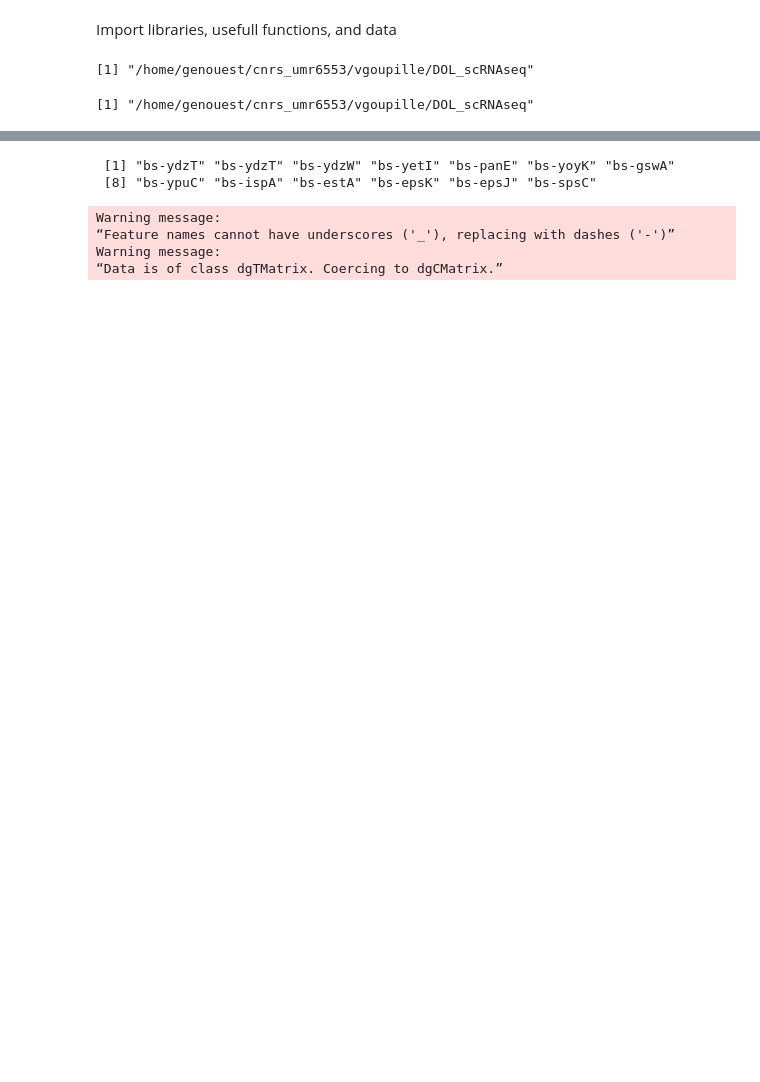
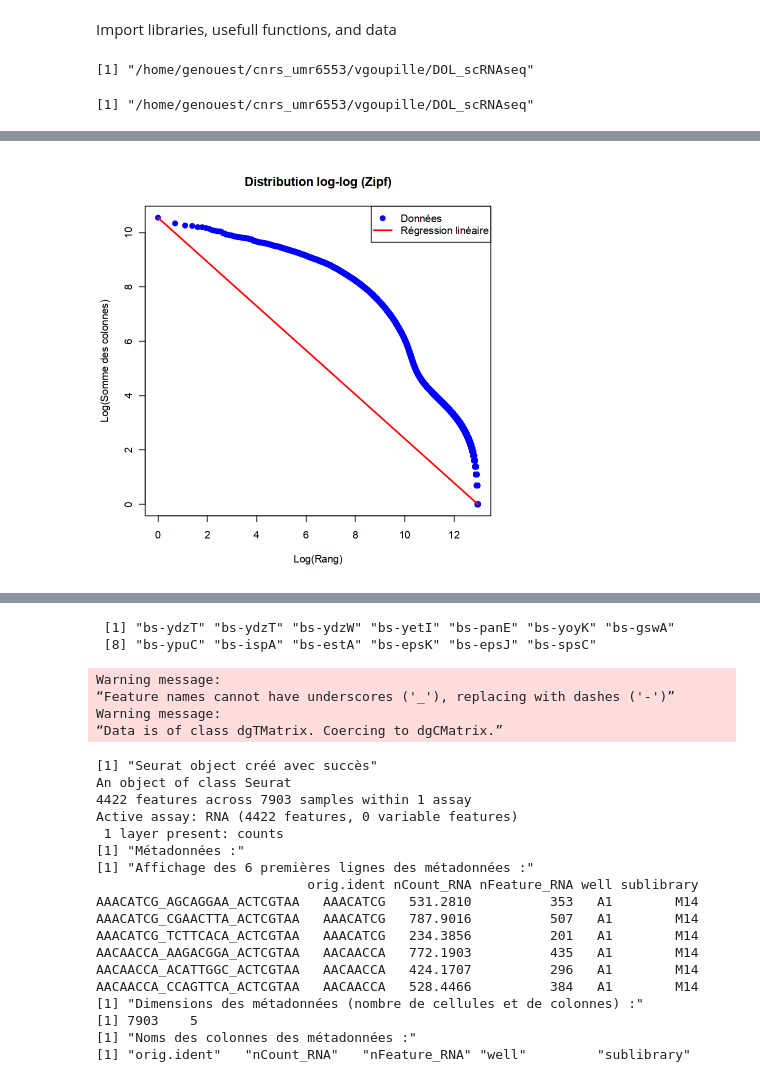
Before and after one commit to vgoupille/DOL_scRNAseq, a Jupyter notebook: 7_Article/script/3_analyse_no_normalisation.ipynb, the cells around one changed output, grey strips where cells are left out. Saved outputs shown, nothing was run; the diff lists cells and outputs as text; code cells hidden in the pictures; blank space fills up the shorter version.

```diff
--- a/7_Article/script/3_analyse_no_normalisation.ipynb
+++ b/7_Article/script/3_analyse_no_normalisation.ipynb
@@ -212,12 +287,13 @@ AAGAGATC_CGCATACA_ACTCGTAA   AAGAGATC   108.0139          115   A1        M15
 # %%
-M15_mRNA_no_filter  <- create_seurat_object_from_seq_files(
-    data_dir = replica1,
-    sublibrary ='M15',
-    threshold = NULL,
+M14_mRNA_filter  <- create_seurat_object_from_seq_files(
+    data_dir = replica2,
+    sublibrary ='M14',
+    threshold = 0.99,
     ribosome_file = path_ribosome_file,
     conversion_file_gene_names = path_conversion_file_gene_names, csv_file_filter = path_csv_file_filter,
     exclude_types = c('rRNA', 'tRNA'),
-    min.cells = 200, #min.cell permet de filtrer les cellules qui ont un nombre de gènes supérieur à min.cell
-    min.features = 1000 #min.features permet de filtrer les gènes qui sont exprimés dans un nombre de cellules supérieur à min.features
+    #min.cells = 15, #min.cell permet de filtrer les cellules qui ont un nombre de gènes supérieur à min.cell
+    #min.features = 5 #min.features permet de filtrer les gènes qui sont exprimés dans un nombre de cellules supérieur à min.features
     )
 # %% [output]
+[figure, added]
@@ -229,3 +305,21 @@ Warning message:
 “Feature names cannot have underscores ('_'), replacing with dashes ('-')”
 Warning message:
 “Data is of class dgTMatrix. Coercing to dgCMatrix.”
+[1] "Seurat object créé avec succès"
+An object of class Seurat
+4422 features across 7903 samples within 1 assay
+Active assay: RNA (4422 features, 0 variable features)
+ 1 layer present: counts
+[1] "Métadonnées :"
+[1] "Affichage des 6 premières lignes des métadonnées :"
+                           orig.ident nCount_RNA nFeature_RNA well sublibrary
+AAACATCG_AGCAGGAA_ACTCGTAA   AAACATCG   531.2810          353   A1        M14
+AAACATCG_CGAACTTA_ACTCGTAA   AAACATCG   787.9016          507   A1        M14
+AAACATCG_TCTTCACA_ACTCGTAA   AAACATCG   234.3856          201   A1        M14
+AACAACCA_AAGACGGA_ACTCGTAA   AACAACCA   772.1903          435   A1        M14
+AACAACCA_ACATTGGC_ACTCGTAA   AACAACCA   424.1707          296   A1        M14
+AACAACCA_CCAGTTCA_ACTCGTAA   AACAACCA   528.4466          384   A1        M14
+[1] "Dimensions des métadonnées (nombre de cellules et de colonnes) :"
+[1] 7903    5
+[1] "Noms des colonnes des métadonnées :"
+[1] "orig.ident"   "nCount_RNA"   "nFeature_RNA" "well"         "sublibrary"
```
Also changed, not shown: parts of 20 cells of this notebook, 4 other files.
